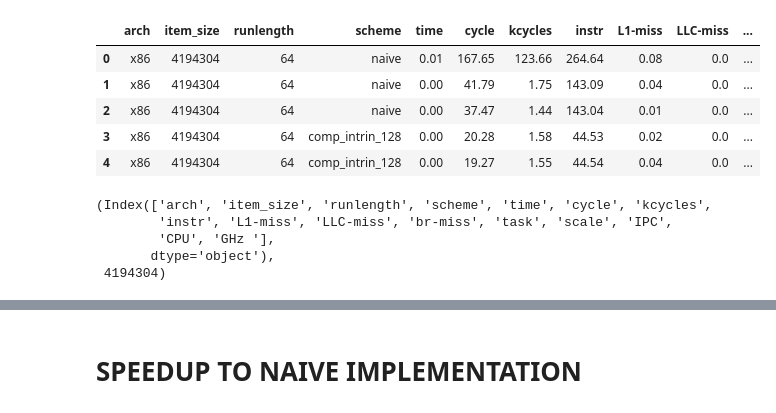
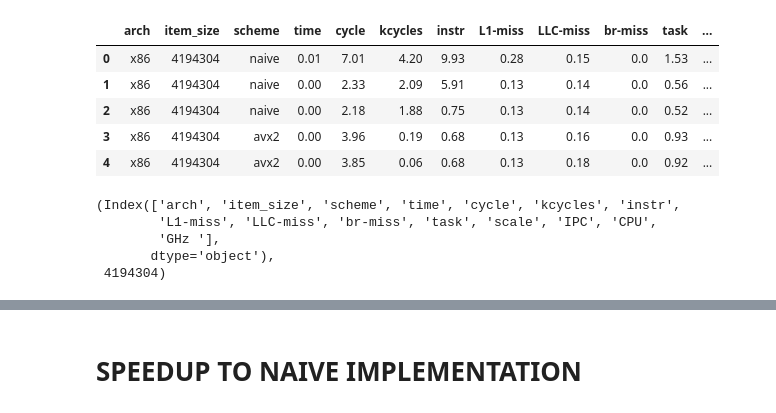
Before and after one commit to seb711/btrblocks, a Jupyter notebook: tools/simd-comparison/rle/diagrams/create_diagrams.ipynb, the cells around one changed output, grey strips where cells are left out. Drawn from its saved outputs; the diff is of its cells as text; code cells hidden in the pictures.

```diff
--- a/tools/simd-comparison/rle/diagrams/create_diagrams.ipynb
+++ b/tools/simd-comparison/rle/diagrams/create_diagrams.ipynb
@@ -3,26 +3,26 @@ from plotnine import *
 import pandas as pd
 # %%
 # Load the dataset
-file_path = './data/combined.scale.csv'
+file_path = './data/dyndict/xps-bench.csv'
 data = pd.read_csv(file_path, skipinitialspace=True)
 
 data.head()
 # %% [output]
-|  | arch | item_size | runlength | scheme | time | cycle | kcycles | instr | L1-miss | LLC-miss | ... |
-| 0 | x86 | 4194304 | 64 | naive | 0.01 | 167.65 | 123.66 | 264.64 | 0.08 | 0.0 | ... |
-| 1 | x86 | 4194304 | 64 | naive | 0.00 | 41.79 | 1.75 | 143.09 | 0.04 | 0.0 | ... |
-| 2 | x86 | 4194304 | 64 | naive | 0.00 | 37.47 | 1.44 | 143.04 | 0.01 | 0.0 | ... |
-| 3 | x86 | 4194304 | 64 | comp_intrin_128 | 0.00 | 20.28 | 1.58 | 44.53 | 0.02 | 0.0 | ... |
-| 4 | x86 | 4194304 | 64 | comp_intrin_128 | 0.00 | 19.27 | 1.55 | 44.54 | 0.04 | 0.0 | ... |
+|  | arch | item_size | scheme | time | cycle | kcycles | instr | L1-miss | LLC-miss | br-miss | task | ... |
+| 0 | x86 | 4194304 | naive | 0.01 | 7.01 | 4.20 | 9.93 | 0.28 | 0.15 | 0.0 | 1.53 | ... |
+| 1 | x86 | 4194304 | naive | 0.00 | 2.33 | 2.09 | 5.91 | 0.13 | 0.14 | 0.0 | 0.56 | ... |
+| 2 | x86 | 4194304 | naive | 0.00 | 2.18 | 1.88 | 0.75 | 0.13 | 0.14 | 0.0 | 0.52 | ... |
+| 3 | x86 | 4194304 | avx2 | 0.00 | 3.96 | 0.19 | 0.68 | 0.13 | 0.16 | 0.0 | 0.93 | ... |
+| 4 | x86 | 4194304 | avx2 | 0.00 | 3.85 | 0.06 | 0.68 | 0.13 | 0.18 | 0.0 | 0.92 | ... |
 # %%
 # Checking column names and data types
 column_info = data.dtypes
 
 data.columns, data["item_size"].min()
 # %% [output]
-(Index(['arch', 'item_size', 'runlength', 'scheme', 'time', 'cycle', 'kcycles',
-        'instr', 'L1-miss', 'LLC-miss', 'br-miss', 'task', 'scale', 'IPC',
-        'CPU', 'GHz '],
+(Index(['arch', 'item_size', 'scheme', 'time', 'cycle', 'kcycles', 'instr',
+        'L1-miss', 'LLC-miss', 'br-miss', 'task', 'scale', 'IPC', 'CPU',
+        'GHz '],
        dtype='object'),
  4194304)
 # %%
```
Also changed, not shown: parts of 1 cell of this notebook, 3 other files.
